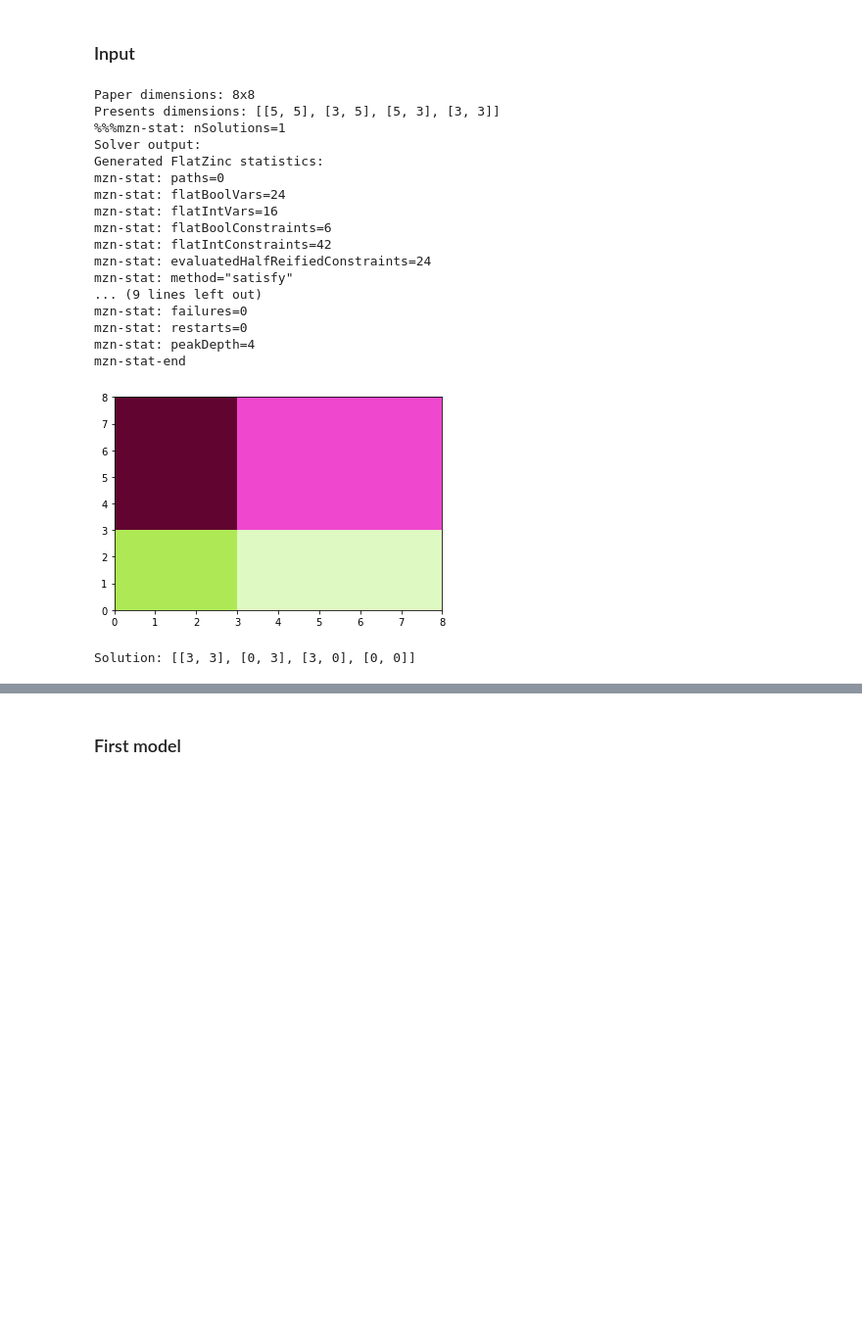
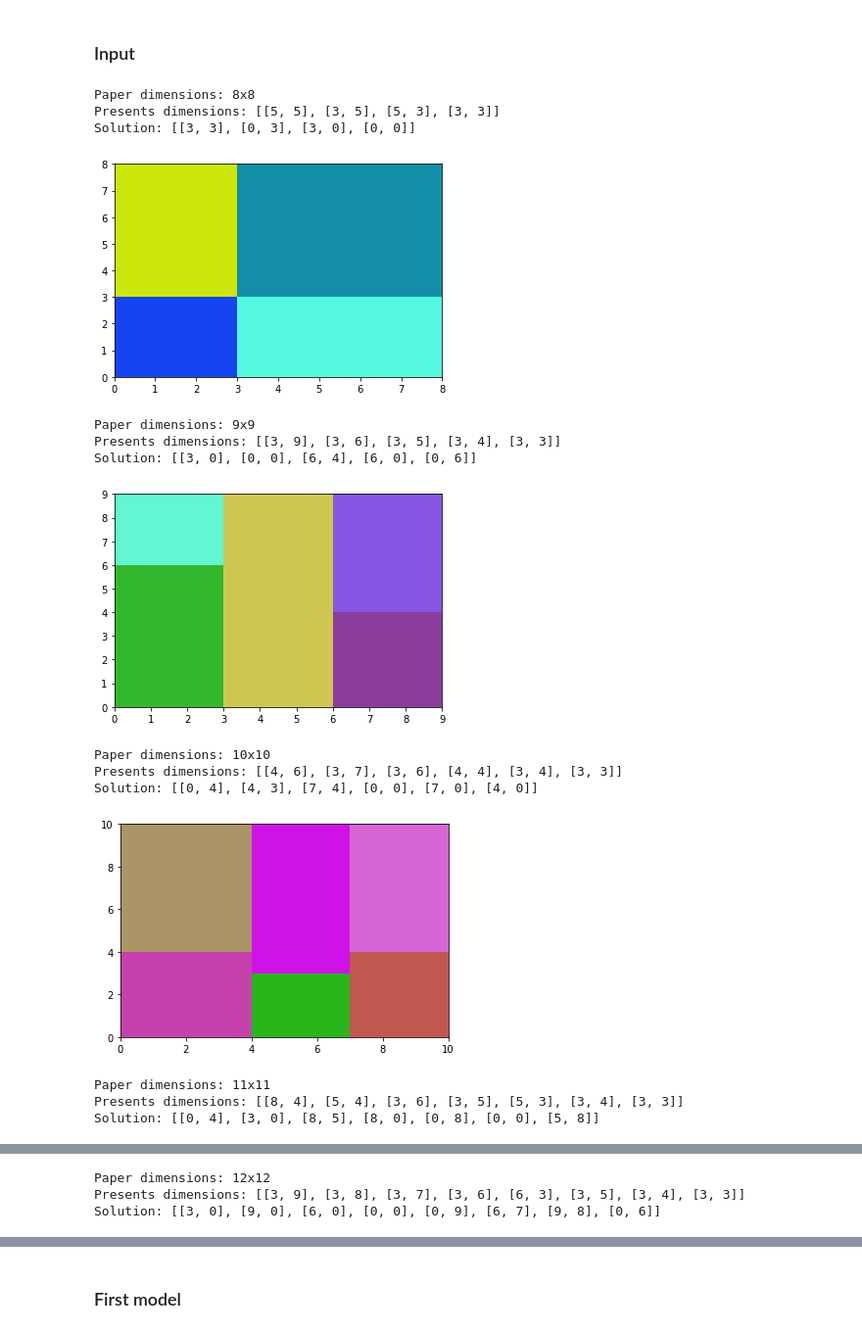
Before and after one commit to LeoCalbi/present-wrapping, a Jupyter notebook: pwp.ipynb, the cells around one changed output, grey strips where cells are left out. Shown at 98% size. Cells and saved outputs as stored; diff of their text form; code cells hidden in the pictures; blank space fills up the shorter version.

Commit message:
add running time plots

```diff
--- a/pwp.ipynb
+++ b/pwp.ipynb
@@ -53,5 +89,9 @@ def show_solution(w_paper, h_paper, n,presents, bl_corners, colours=None):
 # %%
 def order_presents(presents, method='height', reverse=False):
+    '''
+    Order presents, increasing or decreasing,
+    by the given method (area, height, width)
+    '''
     to_sort = (
         [e[0] * e[1] for e in presents] if method == 'area'
         else [e[1] for e in presents] if method == 'height'
@@ -64,7 +104,18 @@ def order_presents(presents, method='height', reverse=False):
 # %%
 def output(w_paper, h_paper, n, presents, solution, model):
     '''
-    Write the given solution to an output file, in a specific output folder
+    Write the given solution to an output file, in a specific output folder,
+    with the following format:
+
+    W H
+    N
+    P1X P1Y  C1X C1Y
+    ...
+    PNX PNY  CNX CNY
+
+    Here, PIJ means present I, coordinate J;
+    CIJ means coordinate J of the bottom left corner of present I;
+    while W and H are the paper's dimensions
     '''
     out_file = open(f"out/{model}/{w_paper}x{h_paper}-out.txt", "w+")
     print(f"{w_paper} {h_paper}", file=out_file)
@@ -79,40 +130,46 @@ def output(w_paper, h_paper, n, presents, solution, model):
 # %% [markdown]
 ### Input
 # %%
-instance = 8
-min_instance, max_instance = 8, 40
+instance = None
+min_instance, max_instance = 8, 15
 # %%
+times = []
+instances = []
 if instance is not None:
     min_instance, max_instance = instance, instance
 for i in range(min_instance, max_instance + 1):
-    path = f"instances/{i}x{i}.txt"
+    current_instance = f"{i}x{i}"
+    instances.append(current_instance)
+    path = f"instances/{current_instance}.txt"
     w_paper, h_paper, n, presents = read_input(path)
     unordered_presents = list(presents)
     presents, sorted_indices = order_presents(presents, method='area', reverse=True)
     bl_corners = []
     print(f"Paper dimensions: {i}x{i}")
     print(f"Presents dimensions: {presents}")
-    solutions = %minizinc -s pwp-v6
+    start_time = time()
+    solutions = %minizinc pwp-v6
+    end_time = time()
+    times.append(end_time - start_time)
     if solutions:
-        show_solutions(w_paper, h_paper, n, presents, solutions)
-        output(w_paper, h_paper, n, presents, solutions['bl_corners'], model='cp')
+        solution = solutions['bl_corners'] if 'bl_corners' in solutions else solutions[0]['bl_corners']
+        show_solution(w_paper, h_paper, n, presents, solution)
+        output(w_paper, h_paper, n, presents, solution, model='cp')
+print("Instance size / Running time plot:")
+show_running_times(instances, times)
 # %% [output]
 Paper dimensions: 8x8
 Presents dimensions: [[5, 5], [3, 5], [5, 3], [3, 3]]
-%%%mzn-stat: nSolutions=1
-Solver output:
-Generated FlatZinc statistics:
-mzn-stat: paths=0
-mzn-stat: flatBoolVars=24
-mzn-stat: flatIntVars=16
-mzn-stat: flatBoolConstraints=6
-mzn-stat: flatIntConstraints=42
-mzn-stat: evaluatedHalfReifiedConstraints=24
-mzn-stat: method="satisfy"
-... (9 lines left out)
-mzn-stat: failures=0
-mzn-stat: restarts=0
-mzn-stat: peakDepth=4
-mzn-stat-end
+Solution: [[3, 3], [0, 3], [3, 0], [0, 0]]
-[figure, old version]
+[figure, new version]
-Solution: [[3, 3], [0, 3], [3, 0], [0, 0]]
+Paper dimensions: 9x9
+Presents dimensions: [[3, 9], [3, 6], [3, 5], [3, 4], [3, 3]]
+Solution: [[3, 0], [0, 0], [6, 4], [6, 0], [0, 6]]
+[figure, added]
+Paper dimensions: 10x10
+Presents dimensions: [[4, 6], [3, 7], [3, 6], [4, 4], [3, 4], [3, 3]]
+Solution: [[0, 4], [4, 3], [7, 4], [0, 0], [7, 0], [4, 0]]
+[figure, added]
+Paper dimensions: 11x11
+Presents dimensions: [[8, 4], [5, 4], [3, 6], [3, 5], [5, 3], [3, 4], [3, 3]]
+Solution: [[0, 4], [3, 0], [8, 5], [8, 0], [0, 8], [0, 0], [5, 8]]
@@ -118,0 +177,3 @@ Solution: [[3, 3], [0, 3], [3, 0], [0, 0]]
+Paper dimensions: 12x12
+Presents dimensions: [[3, 9], [3, 8], [3, 7], [3, 6], [6, 3], [3, 5], [3, 4], [3, 3]]
+Solution: [[3, 0], [9, 0], [6, 0], [0, 0], [0, 9], [6, 7], [9, 8], [0, 6]]
```
Also changed, not shown: parts of 5 cells of this notebook, 9 other files.
